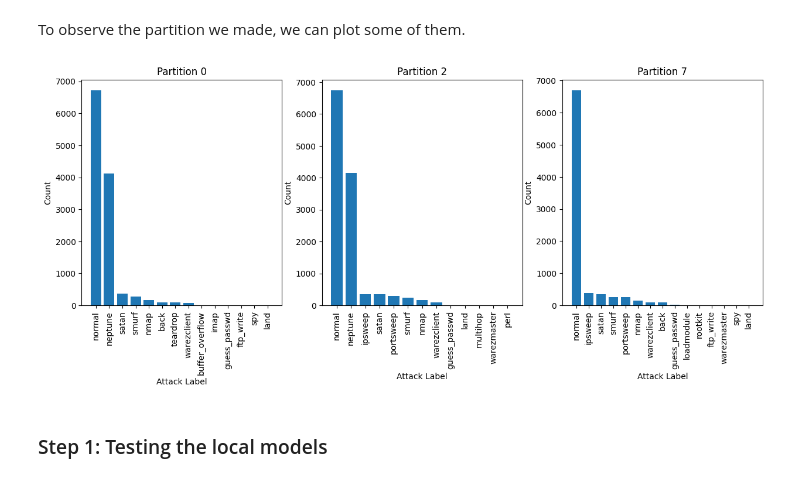
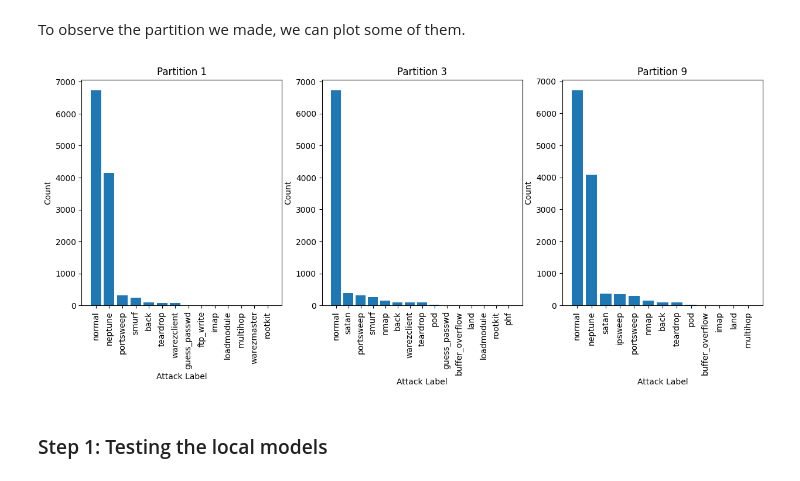
Before and after one commit to phdcybersec/teaching, a Jupyter notebook: tutorials/fl_for_ids_101.ipynb, the cells around one changed output. Drawn from its saved outputs; the diff is of its cells as text; code cells hidden in the pictures.

```diff
--- a/tutorials/fl_for_ids_101.ipynb
+++ b/tutorials/fl_for_ids_101.ipynb
@@ -501,25 +501,25 @@ To observe the partition we made, we can plot some of them.
 # %%
 
 # plot the distribution of 3 partitions
 _, (ax1, ax2, ax3) = plt.subplots(1, 3, figsize=(15, 5))
-ax1.set_title("Partition 0")
+ax1.set_title("Partition 1")
 ax1.set_ylabel("Count")
 ax1.set_xlabel("Attack Label")
 ax1.tick_params(axis='x', rotation=90)
-ax1.bar(partitions[0][2].value_counts().index, partitions[0][2].value_counts())
-ax2.set_title("Partition 2")
+ax1.bar(partitions[1][2].value_counts().index, partitions[1][2].value_counts())
+ax2.set_title("Partition 3")
 ax2.set_ylabel("Count")
 ax2.set_xlabel("Attack Label")
 ax2.tick_params(axis='x', rotation=90)
-ax2.bar(partitions[2][2].value_counts().index, partitions[2][2].value_counts())
-ax3.set_title("Partition 7")
+ax2.bar(partitions[3][2].value_counts().index, partitions[3][2].value_counts())
+ax3.set_title("Partition 9")
 ax3.set_ylabel("Count")
 ax3.set_xlabel("Attack Label")
 ax3.tick_params(axis='x', rotation=90)
-ax3.bar(partitions[7][2].value_counts().index, partitions[7][2].value_counts())
+ax3.bar(partitions[9][2].value_counts().index, partitions[9][2].value_counts())
 plt.show()
 # %% [output]
-[figure, old version]
+[figure, new version]
 # %% [markdown]
 ### Step 1: Testing the local models
 # %% [markdown]
```
Also changed, not shown: parts of 12 cells of this notebook, 1 other file.
